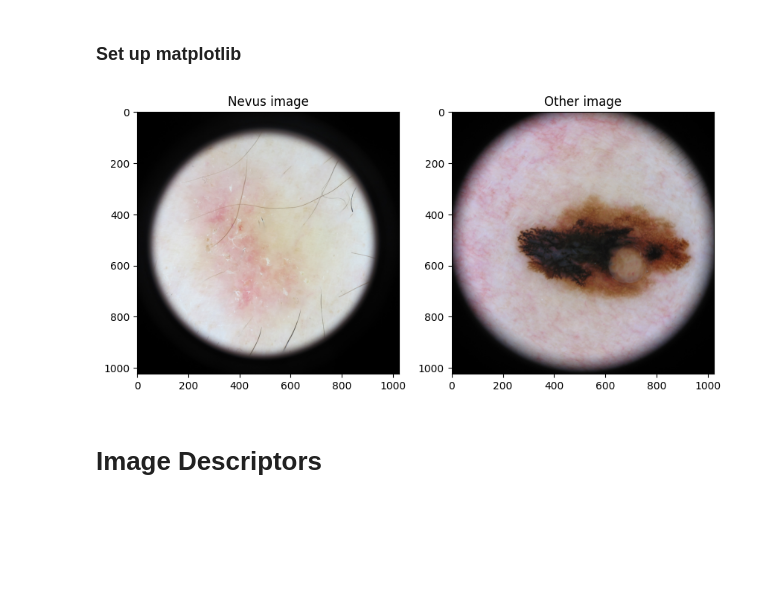
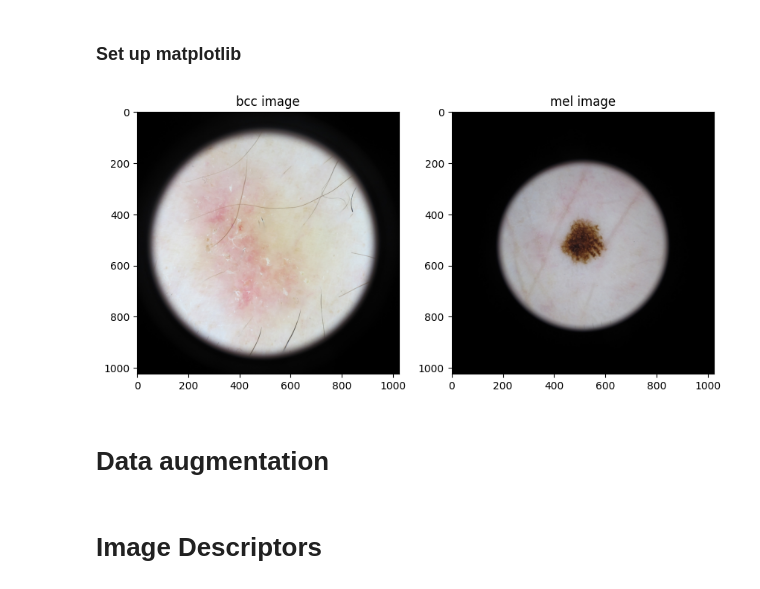
Before and after one commit to leonardopl/cad-project, a Jupyter notebook: challenge-2.ipynb, the cells around one changed output. Cells and saved outputs as stored; diff of their text form; code cells hidden in the pictures; blank space fills up the shorter version.

```diff
--- a/challenge-2.ipynb
+++ b/challenge-2.ipynb
@@ -48,28 +55,30 @@ plt.rcParams['figure.figsize'] = [10, 5]
 # %%
 bcc_path = os.path.join(dataset_path, 'train', 'bcc')
 mel_path = os.path.join(dataset_path, 'train', 'mel')
 scc_path = os.path.join(dataset_path, 'train', 'scc')
 bcc_val_path = os.path.join(dataset_path, 'val', 'bcc')
 mel_val_path = os.path.join(dataset_path, 'val', 'mel')
 scc_val_path = os.path.join(dataset_path, 'val', 'scc')
 
 # get the filenames of all the images
 bcc_filenames = os.listdir(bcc_path)
 mel_filenames = os.listdir(mel_path)
 scc_filenames = os.listdir(scc_path)
 bcc_val_filenames = os.listdir(bcc_val_path)
 mel_val_filenames = os.listdir(mel_val_path)
 scc_val_filenames = os.listdir(scc_val_path)
 
 # load some images for visualization
 bcc_image = io.imread(os.path.join(bcc_path, bcc_filenames[4]))
-mel_image = io.imread(os.path.join(mel_path, mel_filenames[3]))
+mel_image = io.imread(os.path.join(mel_path, mel_filenames[11]))
 
 fig, (ax1, ax2) = plt.subplots(1, 2, figsize=(10, 5))
 ax1.imshow(bcc_image)
-ax1.set_title('Nevus image')
+ax1.set_title('bcc image')
 ax2.imshow(mel_image)
-ax2.set_title('Other image')
+ax2.set_title('mel image')
 plt.show()
 # %% [output]
-[figure, old version]
+[figure, new version]
+# %% [markdown]
+# Data augmentation
```
Also changed, not shown: parts of 23 cells of this notebook, 1 other file.
